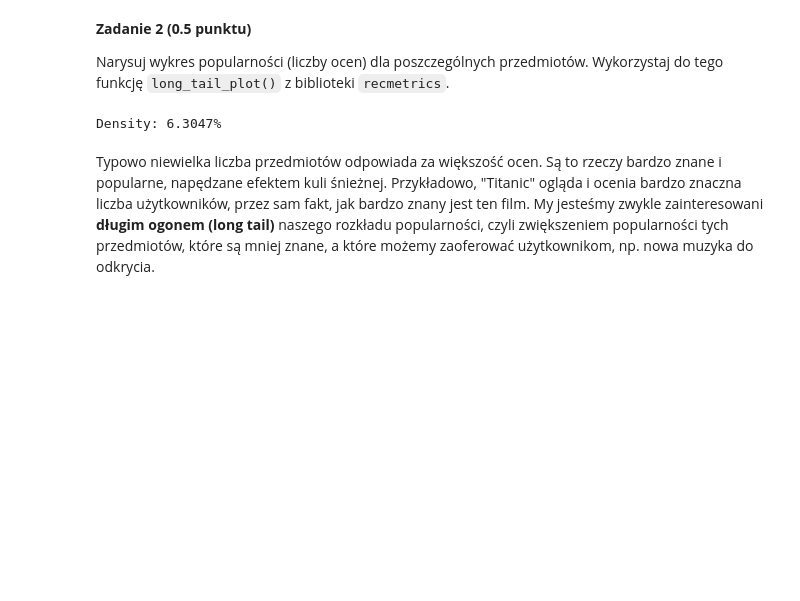
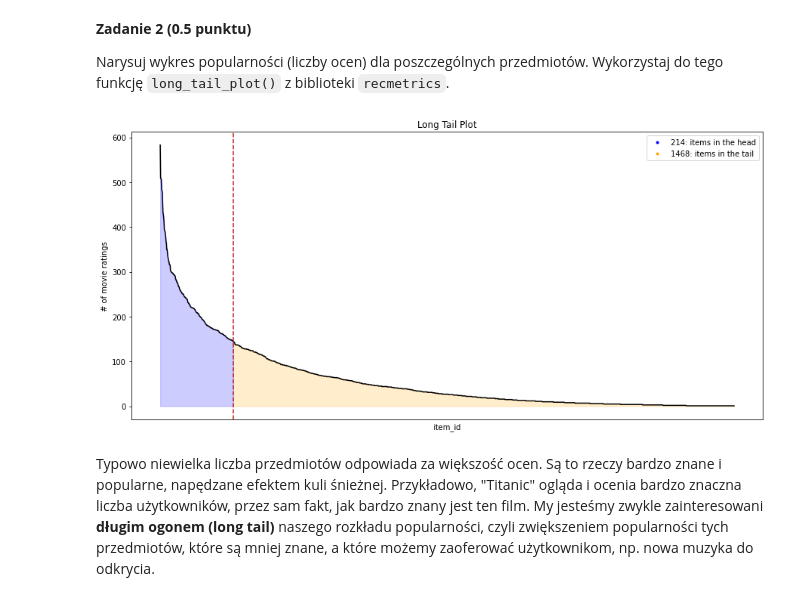
Before and after one commit to LVala/AGH-PSI, a Jupyter notebook: lab_6/lab_6.ipynb, the cells around one changed output. Saved outputs shown, nothing was run; the diff lists cells and outputs as text; code cells hidden in the pictures; blank space fills up the shorter version.

```diff
--- a/lab_6/lab_6.ipynb
+++ b/lab_6/lab_6.ipynb
@@ -169,11 +190,18 @@ Zbadajmy teraz rozkład popularności poszczególnych przedmiotów w naszym zbio
 **Zadanie 2 (0.5 punktu)**
 
 Narysuj wykres popularności (liczby ocen) dla poszczególnych przedmiotów. Wykorzystaj do tego funkcję `long_tail_plot()` z biblioteki `recmetrics`.
-# %%
-density = df["rating"].size / (df["user_id"].unique().size * df["item_id"].unique().size) * 100
-print(f"Density: {density:.4f}%")
-# %% [output]
-Density: 6.3047%
+# %%
+import matplotlib.pyplot as plt
+from recmetrics import long_tail_plot
+
+fig = plt.figure(figsize=(15, 7))
+long_tail_plot(df=df,
+             item_id_column="item_id",
+             interaction_type="movie ratings",
+             percentage=0.5,
+             x_labels=False)
+# %% [output]
+[figure, added]
 # %% [markdown]
 Typowo niewielka liczba przedmiotów odpowiada za większość ocen. Są to rzeczy bardzo znane i popularne, napędzane efektem kuli śnieżnej. Przykładowo, "Titanic" ogląda i ocenia bardzo znaczna liczba użytkowników, przez sam fakt, jak bardzo znany jest ten film. My jesteśmy zwykle zainteresowani **długim ogonem (long tail)** naszego rozkładu popularności, czyli zwiększeniem popularności tych przedmiotów, które są mniej znane, a które możemy zaoferować użytkownikom, np. nowa muzyka do odkrycia.
 # %% [markdown]
```
Also changed, not shown: parts of 3 cells of this notebook.
